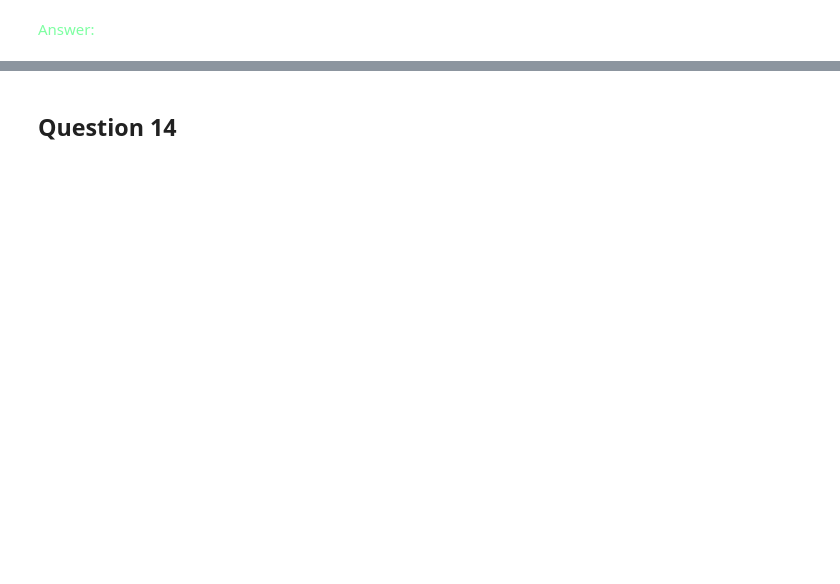
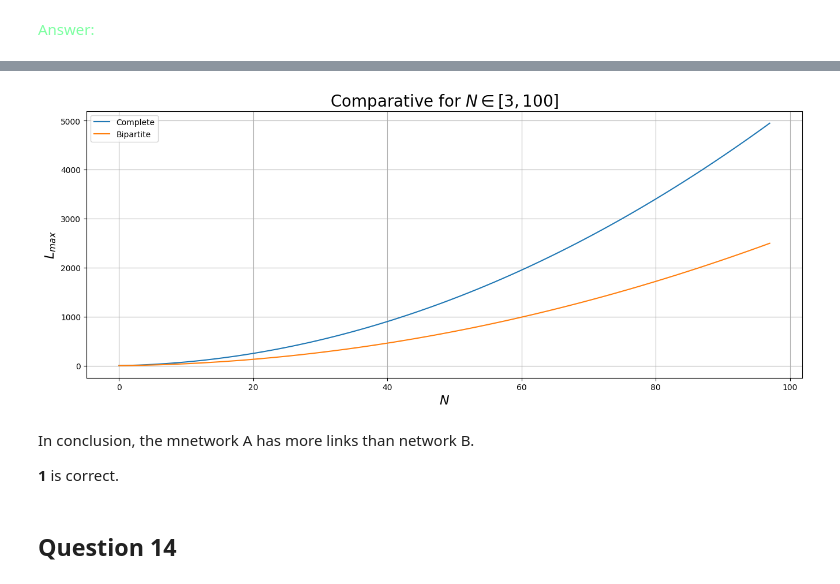
Before and after one commit to DinizMaths/algorithms_and_data_structure, a Jupyter notebook: week_8/exercise.ipynb, the cells around one changed output, grey strips where cells are left out. Cells and saved outputs as stored; diff of their text form; code cells hidden in the pictures; blank space fills up the shorter version.

```diff
--- a/week_8/exercise.ipynb
+++ b/week_8/exercise.ipynb
@@ -139,3 +275,33 @@ Given a complete network A with N nodes, and a bipartite network B also with N n
+# %%
+def L_complete(N : int) -> int:
+  return N * (N - 1) / 2
+
+def L_bipartite(N : int) -> int:
+  return (N / 2)**2
+# %%
+N = np.arange(3, 101, 1)
+
+L_A = [L_complete(n) for n in N]
+L_B = [L_bipartite(n) for n in N]
+# %%
+plt.figure(figsize=(16, 6))
+
+plt.plot(L_A, label="Complete")
+plt.plot(L_B, label="Bipartite")
+
+plt.title("Comparative for $N \in [3, 100]$", fontsize=20)
+plt.ylabel("$L_{max}$", fontsize=16)
+plt.xlabel("$N$", fontsize=16)
+
+plt.grid()
+plt.legend()
+plt.show()
+# %% [output]
+[figure, added]
+# %% [markdown]
+In conclusion, the mnetwork A has more links than network B.
+
+**1** is correct.
 # %% [markdown]
 ## Question 14
 # %% [markdown]
```
Also changed, not shown: parts of 56 cells of this notebook, 9 other files.
